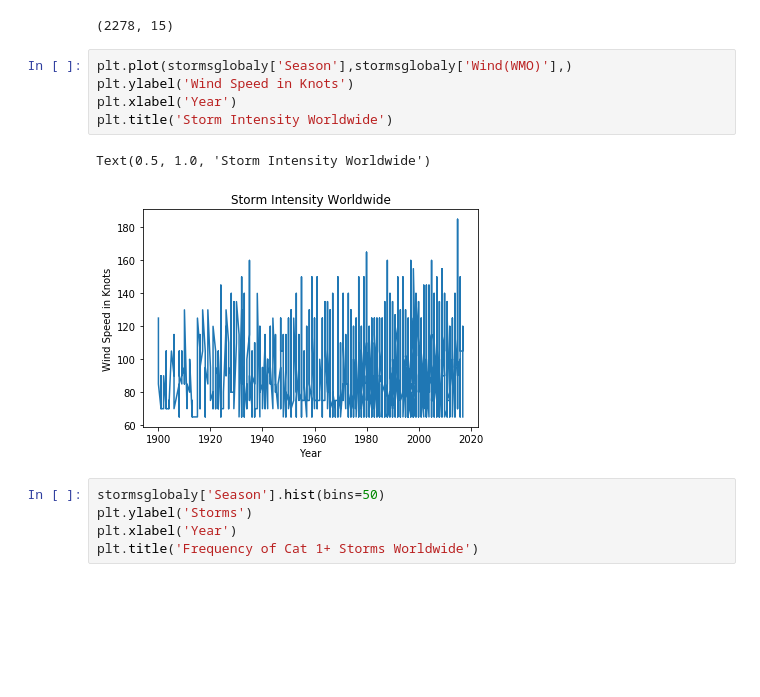
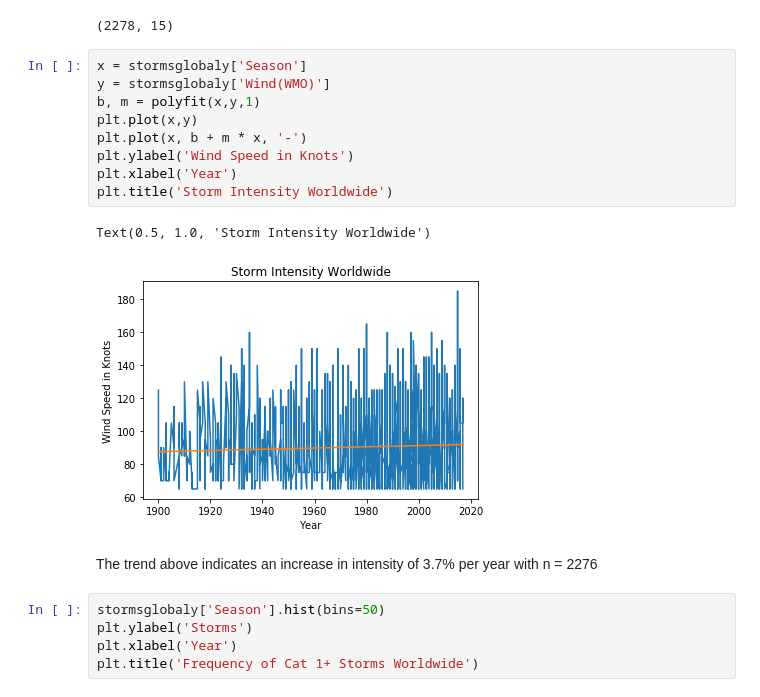
Before and after one commit to zuhbeer/Capstone, a Jupyter notebook: data playground.ipynb, the cells around one changed output. Cells and saved outputs as stored; diff of their text form; blank space fills up the shorter version.

```diff
--- a/data playground.ipynb
+++ b/data playground.ipynb
@@ -140,13 +144,19 @@ stormsglobaly.shape
 # %% [output]
 (2278, 15)
 # %%
-plt.plot(stormsglobaly['Season'],stormsglobaly['Wind(WMO)'],)
+x = stormsglobaly['Season']
+y = stormsglobaly['Wind(WMO)']
+b, m = polyfit(x,y,1)
+plt.plot(x,y)
+plt.plot(x, b + m * x, '-')
 plt.ylabel('Wind Speed in Knots')
 plt.xlabel('Year')
 plt.title('Storm Intensity Worldwide')
 # %% [output]
 Text(0.5, 1.0, 'Storm Intensity Worldwide')
-[figure, old version]
+[figure, new version]
+# %% [markdown]
+The trend above indicates an increase in intensity of 3.7% per year with n = 2276
 # %%
 stormsglobaly['Season'].hist(bins=50)
 plt.ylabel('Storms')
```
Also changed, not shown: parts of 12 cells of this notebook, 1 other file.
